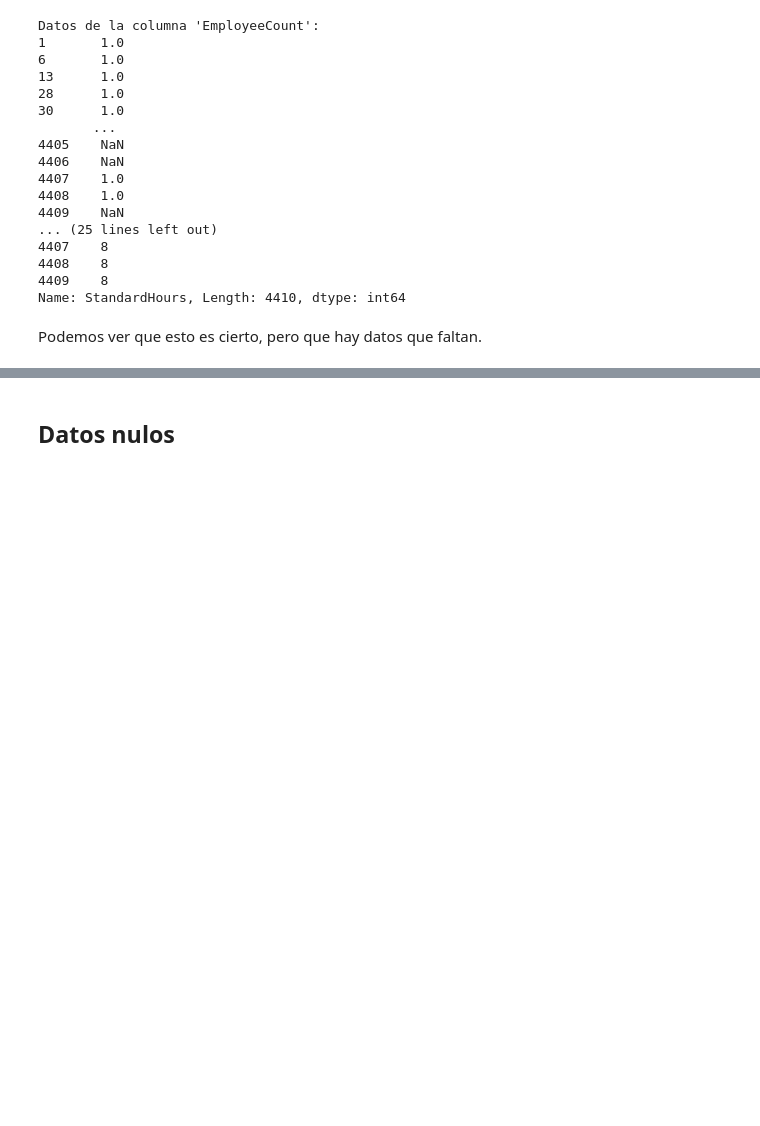
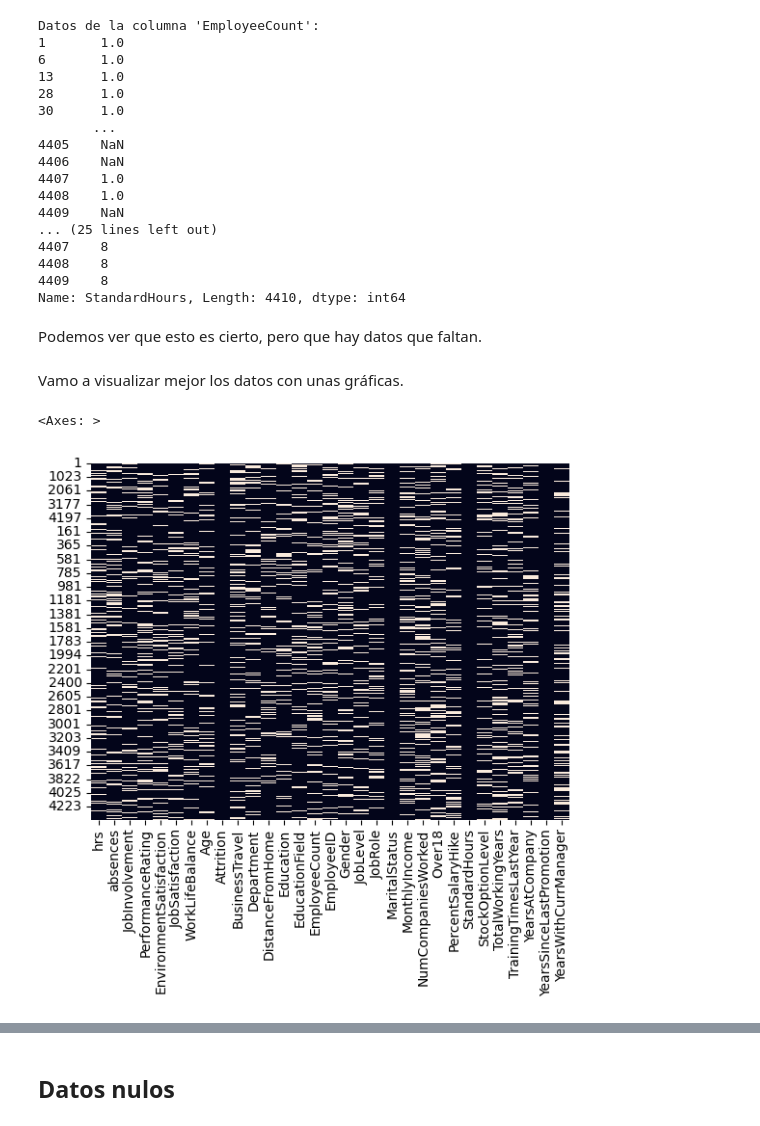
Before and after one commit to cabamarcos/Machine-Learning-prediccion-abandono-burnout-empleados, a Jupyter notebook: Grupo27_practica2.ipynb, the cells around one changed output, grey strips where cells are left out. Cells and saved outputs as stored; diff of their text form; code cells hidden in the pictures; blank space fills up the shorter version.

```diff
--- a/Grupo27_practica2.ipynb
+++ b/Grupo27_practica2.ipynb
@@ -143,3 +167,11 @@ Datos de la columna 'EmployeeCount':
 Name: StandardHours, Length: 4410, dtype: int64
 # %% [markdown]
 Podemos ver que esto es cierto, pero que hay datos que faltan.
+# %% [markdown]
+Vamo a visualizar mejor los datos con unas gráficas.
+# %%
+#Mapa de calor con los valores nulos
+sns.heatmap(datos.isnull(), cbar=False)
+# %% [output]
+<Axes: >
+[figure, added]
```
Also changed, not shown: parts of 20 cells of this notebook.
